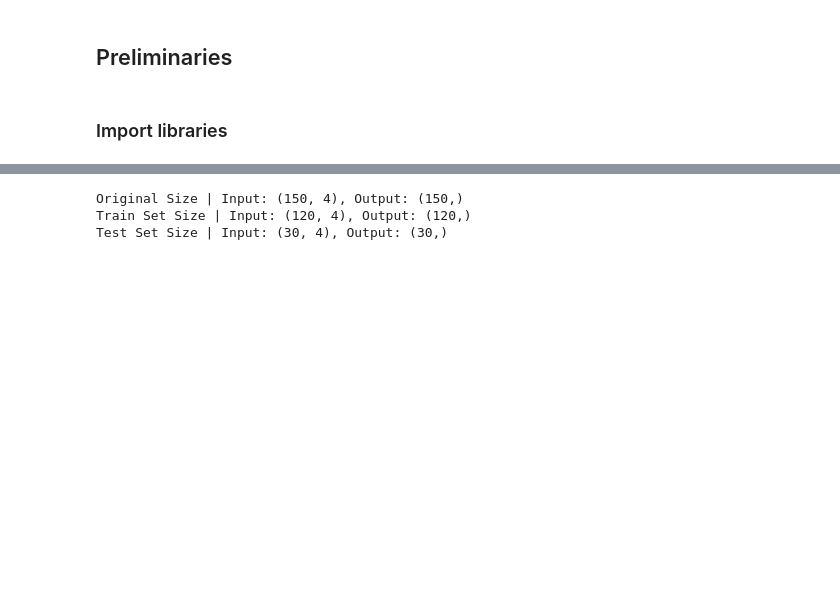
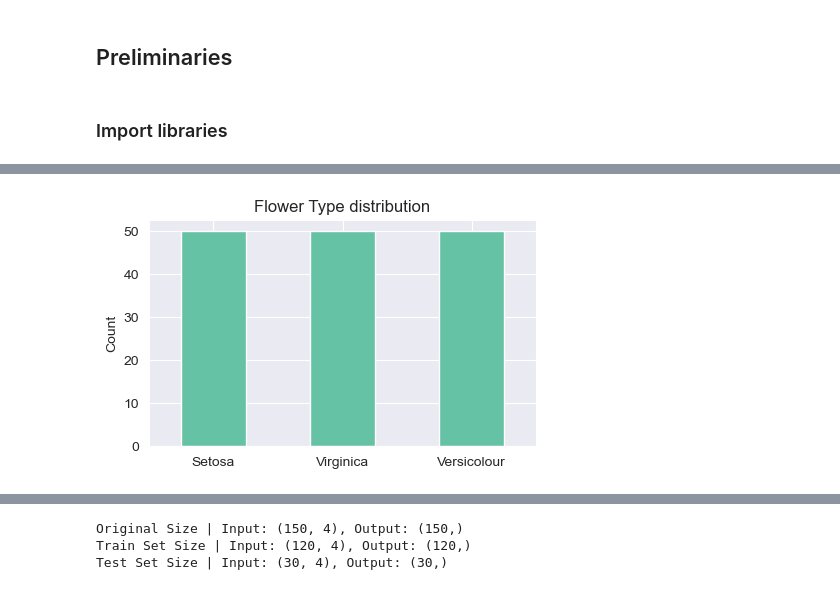
Before and after one commit to Cyntwikip/Machine-Learning, a Jupyter notebook: ml_python.ipynb, the cells around one changed output, grey strips where cells are left out. Saved outputs shown, nothing was run; the diff lists cells and outputs as text; code cells hidden in the pictures; blank space fills up the shorter version.

```diff
--- a/ml_python.ipynb
+++ b/ml_python.ipynb
@@ -31,0 +71,9 @@ We will also be splitting the dataset into train and test sets.
+# %%
+fig, ax = plt.subplots(1,1, figsize=(5,3), dpi=100)
+df['target'].value_counts().plot(kind='bar')
+plt.xticks(ticks=range(3), labels=['Setosa', 'Virginica', 'Versicolour'], rotation=0)
+plt.ylabel('Count')
+plt.title('Flower Type distribution')
+plt.show()
+# %% [output]
+[figure, added]
```
Also changed, not shown: parts of 39 cells of this notebook.
